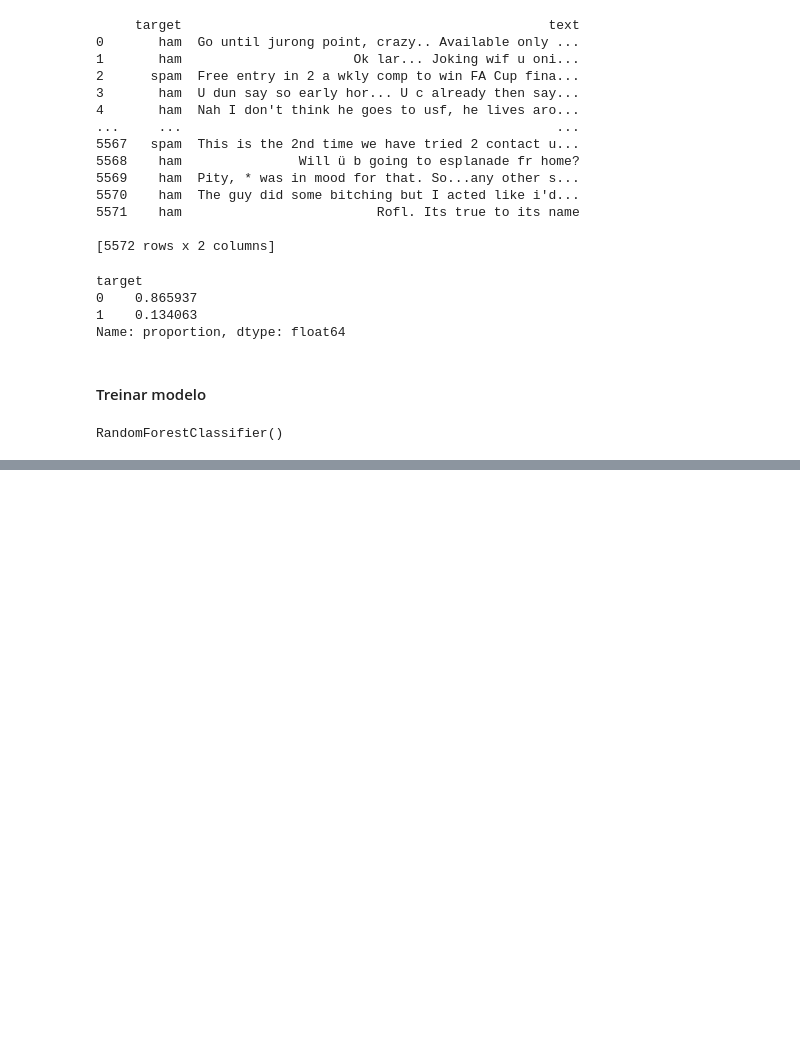
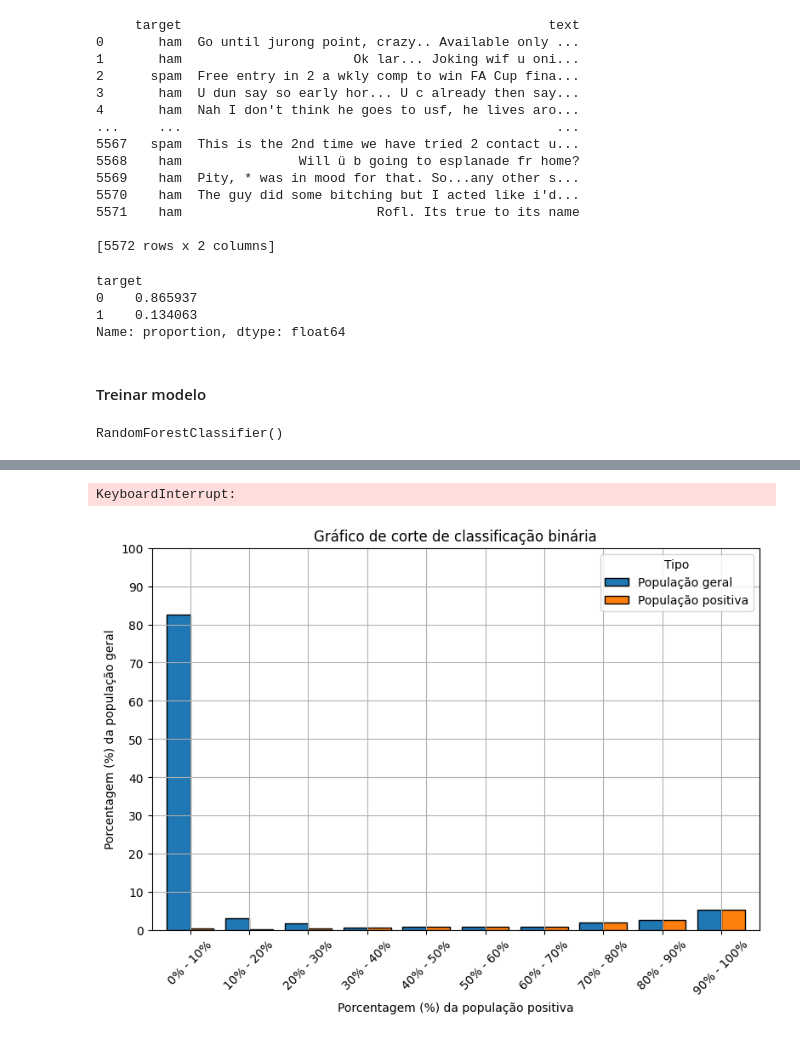
Before and after one commit to Kemuel-Batista/data-science-university, a Jupyter notebook: job.ipynb, the cells around one changed output, grey strips where cells are left out. Drawn from its saved outputs; the diff is of its cells as text; code cells hidden in the pictures; blank space fills up the shorter version.

```diff
--- a/job.ipynb
+++ b/job.ipynb
@@ -80,0 +165,57 @@ num_bins = 11  # 10 bins for 10% intervals, plus one for the edge case
+# %%
+# Realizar o melt
+df_melt = df.melt(var_name='Type', value_name='Percentage')
+
+# Plotar com Seaborn
+sns.barplot(x=df_melt.index % 10, y='Percentage', hue='Type', data=df_melt)
+plt.title('Comparison of Probabilities')
+plt.xlabel('Bins')
+plt.ylabel('Percentage')
+plt.show()
+# %% [output]
+KeyboardInterrupt:
+# %%
+# Reconstruir o resumo dos bins de probabilidade
+df_results['proba_bin'] = pd.cut(df_results['y_proba_1'], bins=10, include_lowest=True)
+
+bin_summary = df_results.groupby('proba_bin')['y_test'].agg(['count', 'sum']).reset_index()
+
+# Ajustando os valores em porcentagem
+bin_summary['count_percentage'] = bin_summary['count'] / bin_summary['count'].sum() * 100
+bin_summary['sum_percentage'] = bin_summary['sum'] / bin_summary['count'].sum() * 100
+
+# Criar um dataframe resumido com as porcentagens
+bin_summary_melted = pd.melt(
+  bin_summary[['proba_bin', 'count_percentage', 'sum_percentage']],
+  id_vars='proba_bin',
+  value_vars=['count_percentage', 'sum_percentage'],
+  var_name='Tipo',
+  value_name='Porcentagem'
+)
+
+# Ajustar os nomes para 'População geral' e 'População positiva'
+bin_summary_melted['Tipo'] = bin_summary_melted['Tipo'].replace(
+  {'count_percentage': 'População geral', 'sum_percentage': 'População positiva'}
+)
+
+# Converter os bins de probabilidade para uma faixa de 0% a 100%
+bin_labels = [f'{int(bin.left * 100)}% - {int(bin.right * 100)}%' for bin in bin_summary['proba_bin']]
+
+# Gráfico de barras lado a lado com porcentagem no eixo X e Y
+fig, ax = plt.subplots(figsize=(8, 6))
+
+# Plotar as barras lado a lado
+bin_summary_pivot = bin_summary_melted.pivot(index='proba_bin', columns='Tipo', values='Porcentagem')
+bin_summary_pivot.plot(kind='bar', ax=ax, width=0.8, edgecolor='black')
+
+ax.set_title('Gráfico de corte de classificação binária')
+ax.set_xlabel('Porcentagem (%) da população positiva')
+ax.set_ylabel('Porcentagem (%) da população geral')
+ax.set_yticks(np.arange(0, 101, 10))  # Definir ticks de 0 a 100 no eixo Y em passos de 10%
+ax.set_xticklabels(bin_labels, rotation=45)  # Definir os rótulos do eixo X como porcentagens
+ax.grid(True)
+
+plt.tight_layout()
+plt.show()
+# %% [output]
+[figure, added]
```
Also changed, not shown: parts of 25 cells of this notebook, 2 other files.
